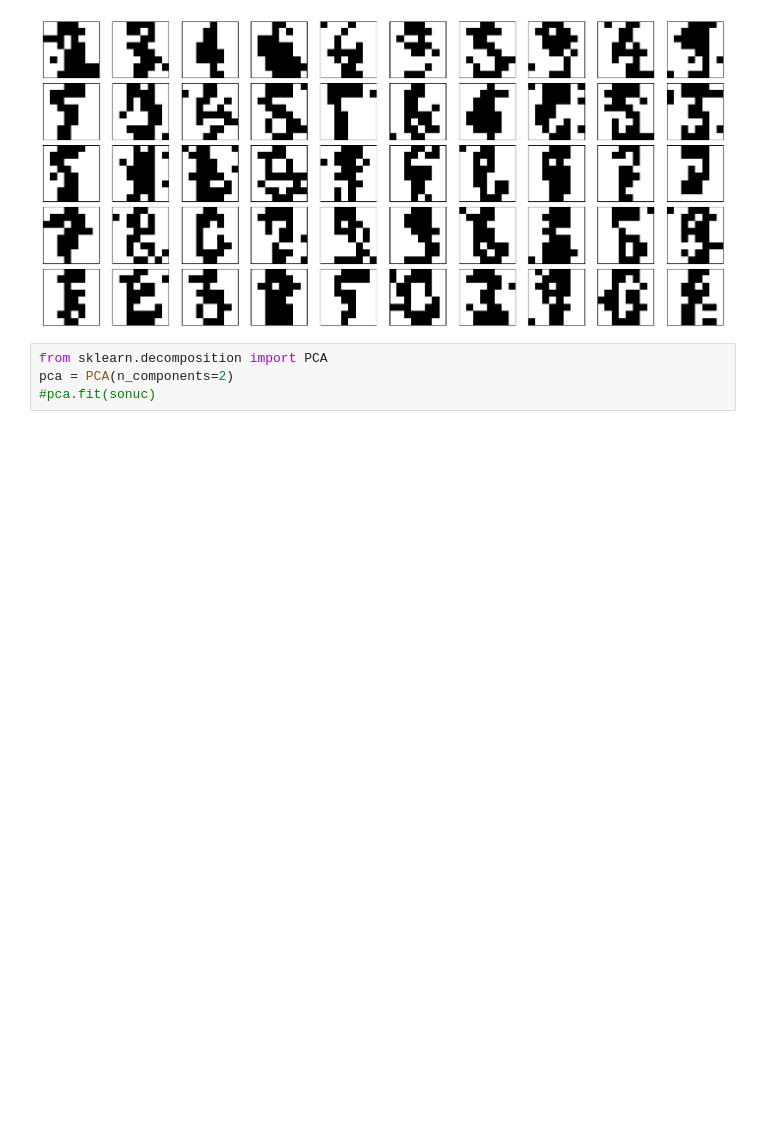
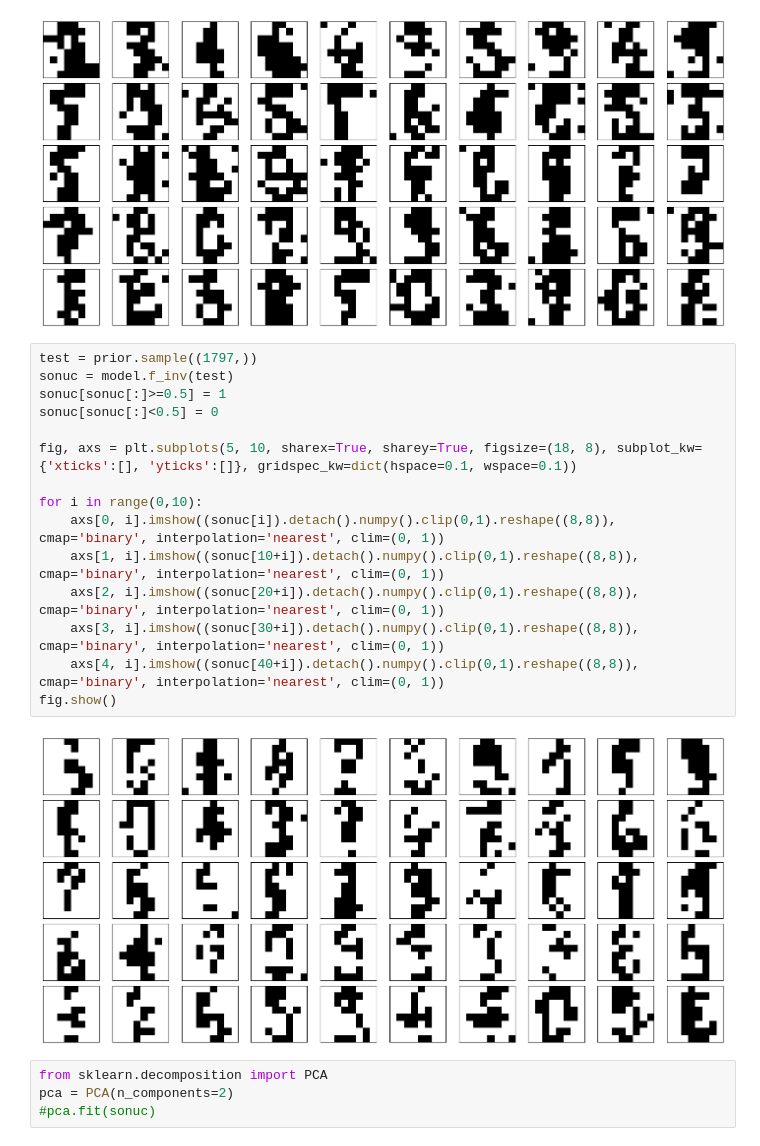
Before and after one commit to tayfununal/PyTorch, a Jupyter notebook: 02_nice_with_digits.ipynb, the cells around one changed output. Cells and saved outputs as stored; diff of their text form; blank space fills up the shorter version.

```diff
--- a/02_nice_with_digits.ipynb
+++ b/02_nice_with_digits.ipynb
@@ -259,6 +259,23 @@ for i in range(0,10):
 fig.show()
 # %% [output]
 [figure]
+# %%
+test = prior.sample((1797,))
+sonuc = model.f_inv(test)
+sonuc[sonuc[:]>=0.5] = 1
+sonuc[sonuc[:]<0.5] = 0
+
+fig, axs = plt.subplots(5, 10, sharex=True, sharey=True, figsize=(18, 8), subplot_kw={'xticks':[], 'yticks':[]}, gridspec_kw=dict(hspace=0.1, wspace=0.1))
+
+for i in range(0,10):
+    axs[0, i].imshow((sonuc[i]).detach().numpy().clip(0,1).reshape((8,8)), cmap='binary', interpolation='nearest', clim=(0, 1))
+    axs[1, i].imshow((sonuc[10+i]).detach().numpy().clip(0,1).reshape((8,8)), cmap='binary', interpolation='nearest', clim=(0, 1))
+    axs[2, i].imshow((sonuc[20+i]).detach().numpy().clip(0,1).reshape((8,8)), cmap='binary', interpolation='nearest', clim=(0, 1))
+    axs[3, i].imshow((sonuc[30+i]).detach().numpy().clip(0,1).reshape((8,8)), cmap='binary', interpolation='nearest', clim=(0, 1))
+    axs[4, i].imshow((sonuc[40+i]).detach().numpy().clip(0,1).reshape((8,8)), cmap='binary', interpolation='nearest', clim=(0, 1))
+fig.show()
+# %% [output]
+[figure, added]
 # %%
 from sklearn.decomposition import PCA
 pca = PCA(n_components=2)
```
